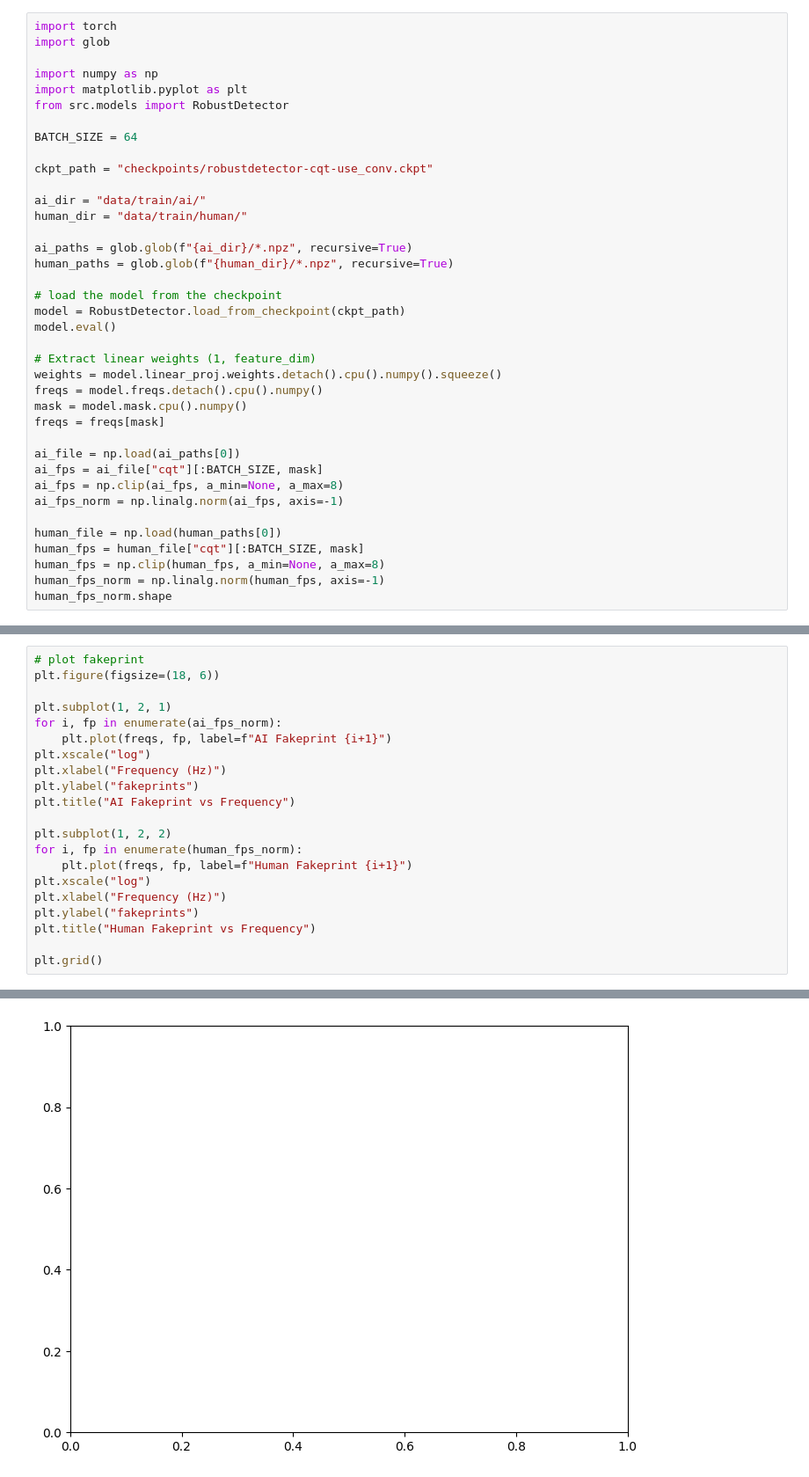
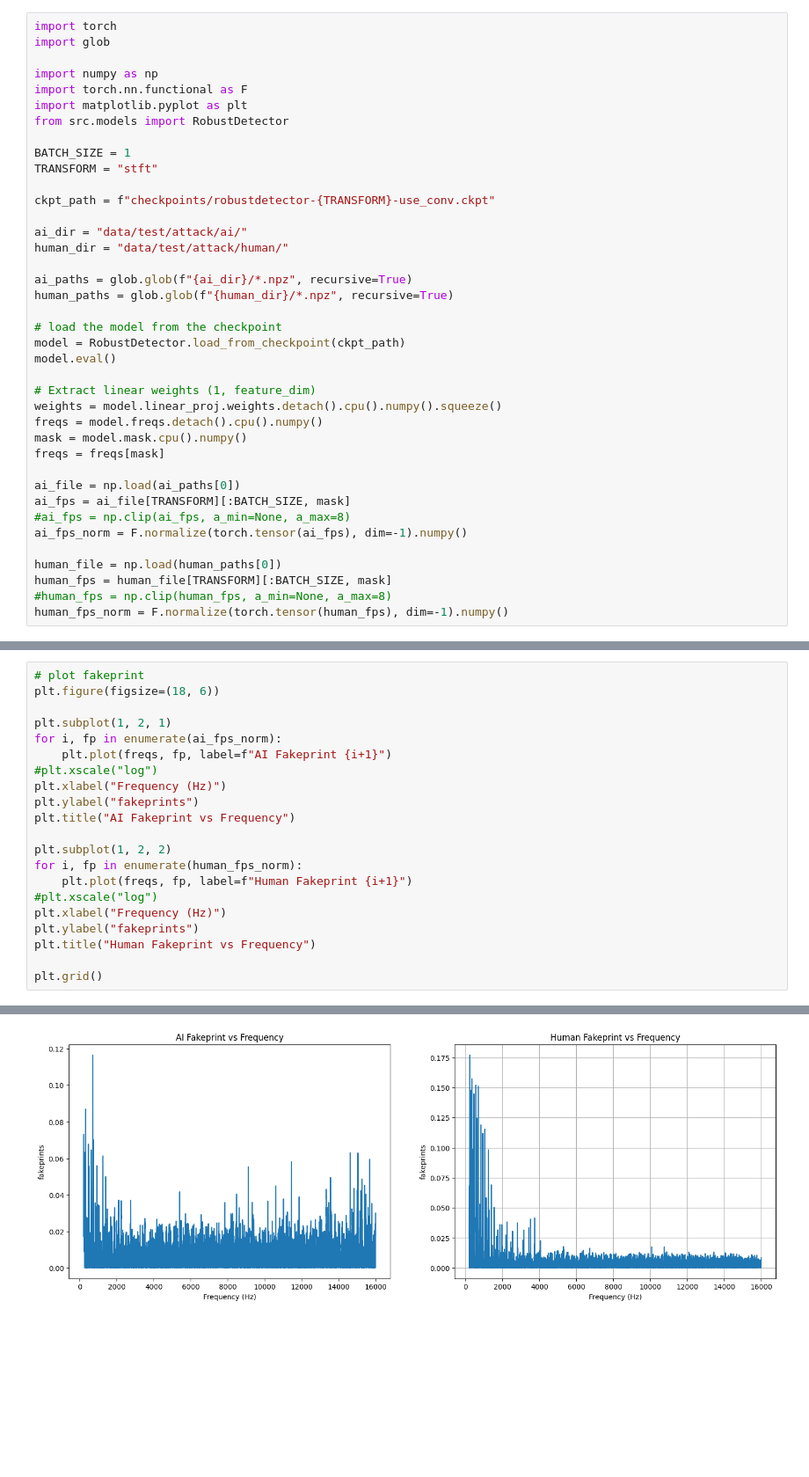
Before and after one commit to thomas0barand/robust-deepfake-detector, a Jupyter notebook: crosscorr.ipynb, the cells around one changed output, grey strips where cells are left out. Shown at 88% size. Cells and saved outputs as stored; diff of their text form; blank space fills up the shorter version.

Commit message:
add log stft

```diff
--- a/crosscorr.ipynb
+++ b/crosscorr.ipynb
@@ -3,15 +3,17 @@ import torch
 import glob
 
 import numpy as np
+import torch.nn.functional as F
 import matplotlib.pyplot as plt
 from src.models import RobustDetector
 
-BATCH_SIZE = 64
+BATCH_SIZE = 1
+TRANSFORM = "stft"
 
-ckpt_path = "checkpoints/robustdetector-cqt-use_conv.ckpt"
+ckpt_path = f"checkpoints/robustdetector-{TRANSFORM}-use_conv.ckpt"
 
-ai_dir = "data/train/ai/"
-human_dir = "data/train/human/"
+ai_dir = "data/test/attack/ai/"
+human_dir = "data/test/attack/human/"
 
 ai_paths = glob.glob(f"{ai_dir}/*.npz", recursive=True)
 human_paths = glob.glob(f"{human_dir}/*.npz", recursive=True)
@@ -27,12 +29,11 @@ mask = model.mask.cpu().numpy()
 freqs = freqs[mask]
 
 ai_file = np.load(ai_paths[0])
-ai_fps = ai_file["cqt"][:BATCH_SIZE, mask]
-ai_fps = np.clip(ai_fps, a_min=None, a_max=8)
-ai_fps_norm = np.linalg.norm(ai_fps, axis=-1)
+ai_fps = ai_file[TRANSFORM][:BATCH_SIZE, mask]
+#ai_fps = np.clip(ai_fps, a_min=None, a_max=8)
+ai_fps_norm = F.normalize(torch.tensor(ai_fps), dim=-1).numpy()
 
 human_file = np.load(human_paths[0])
-human_fps = human_file["cqt"][:BATCH_SIZE, mask]
-human_fps = np.clip(human_fps, a_min=None, a_max=8)
-human_fps_norm = np.linalg.norm(human_fps, axis=-1)
-human_fps_norm.shape
+human_fps = human_file[TRANSFORM][:BATCH_SIZE, mask]
+#human_fps = np.clip(human_fps, a_min=None, a_max=8)
+human_fps_norm = F.normalize(torch.tensor(human_fps), dim=-1).numpy()
@@ -45,7 +44,7 @@ plt.figure(figsize=(18, 6))
 plt.subplot(1, 2, 1)
 for i, fp in enumerate(ai_fps_norm):
     plt.plot(freqs, fp, label=f"AI Fakeprint {i+1}")
-plt.xscale("log")
+#plt.xscale("log")
 plt.xlabel("Frequency (Hz)")
 plt.ylabel("fakeprints")
 plt.title("AI Fakeprint vs Frequency")
@@ -53,7 +52,7 @@ plt.title("AI Fakeprint vs Frequency")
 plt.subplot(1, 2, 2)
 for i, fp in enumerate(human_fps_norm):
     plt.plot(freqs, fp, label=f"Human Fakeprint {i+1}")
-plt.xscale("log")
+#plt.xscale("log")
 plt.xlabel("Frequency (Hz)")
 plt.ylabel("fakeprints")
 plt.title("Human Fakeprint vs Frequency")
@@ -64,4 +62,4 @@ ValueError: x and y must have same first dimension, but have shapes (607,) and (
-[figure, old version]
+[figure, new version]
 # %%
 ai_mean_fp = ai_fps_norm.mean(axis=0)
 human_mean_fp = human_fps_norm.mean(axis=0)
```
Also changed, not shown: parts of 8 cells of this notebook, 53 other files.
